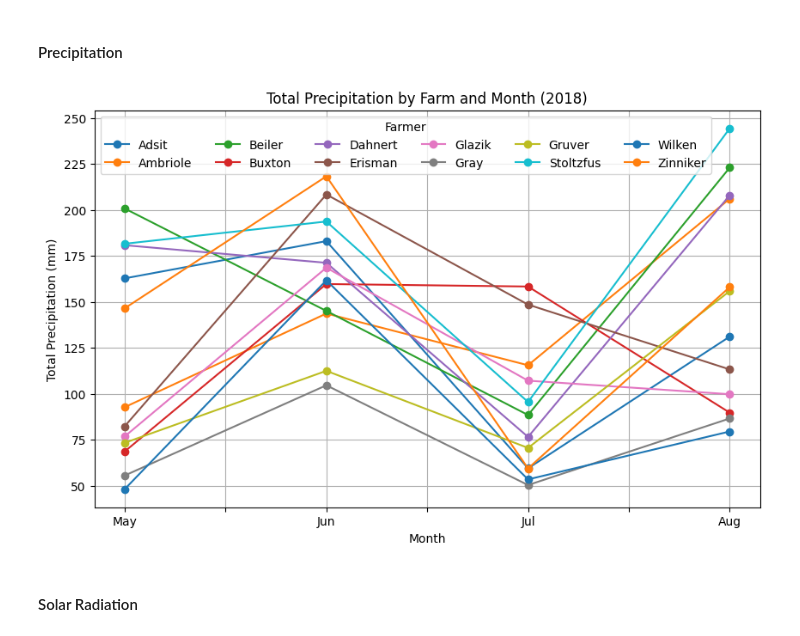
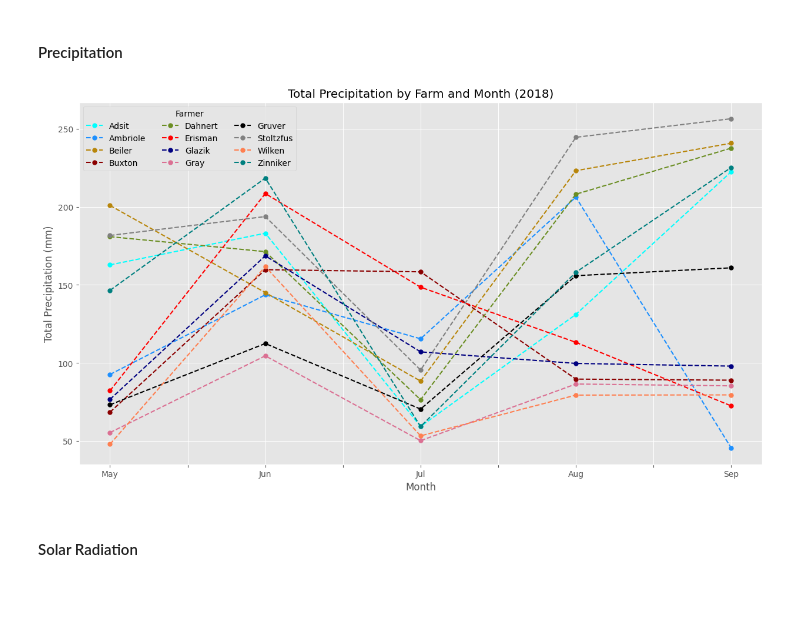
Before and after one commit to Mujjabi/Participatory-Breeding-and-Machine-Learning, a Jupyter notebook: Analysis_Python/Assignment2.ipynb, the cells around one changed output. Saved outputs shown, nothing was run; the diff lists cells and outputs as text; code cells hidden in the pictures; blank space fills up the shorter version.

```diff
--- a/Analysis_Python/Assignment2.ipynb
+++ b/Analysis_Python/Assignment2.ipynb
@@ -89,19 +89,23 @@ subset_2021 = Data[Data['year'] == 2021]
 # %% [markdown]
 #### Precipitation
 # %%
-month_order = ['May', 'Jun', 'Jul', 'Aug']
+month_order = ['May', 'Jun', 'Jul', 'Aug', 'Sep']
 pivot_df1 = subset_2018.pivot(
     index='month', columns='site', values='prcp').reindex(month_order)
+custom_palette = ['cyan', 'dodgerblue', 'darkgoldenrod', 'darkred',
+                  'olivedrab', 'red', 'navy', 'palevioletred', 'black', 'gray', 'coral', 'teal']
 # %%
-pivot_df1.plot(kind='line', marker='o', figsize=(10, 6))
-plt.xlabel('Month')
-plt.ylabel('Total Precipitation (mm)')
-plt.title('Total Precipitation by Farm and Month (2018)')
-plt.grid(True)
-plt.legend(title='Farmer', loc='upper left', ncol=6)
-plt.show()
+with plt.style.context("ggplot"):
+    pivot_df1.plot(kind='line', linestyle='--', marker='o',
+                   markersize=5, color=custom_palette, figsize=(15, 8))
+    plt.xlabel('Month')
+    plt.ylabel('Total Precipitation (mm)')
+    plt.title('Total Precipitation by Farm and Month (2018)')
+    plt.grid(True)
+    plt.legend(title='Farmer', loc='upper left', ncol=3)
+    plt.show()
 # %% [output]
-[figure, old version]
+[figure, new version]
 # %% [markdown]
 #### Solar Radiation
 # %%
```
Also changed, not shown: parts of 28 cells of this notebook.
